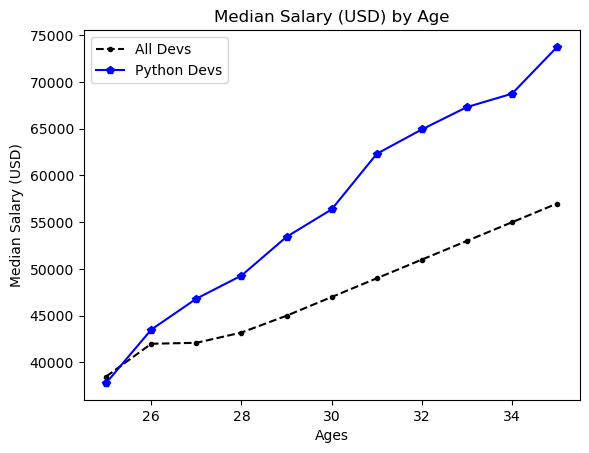
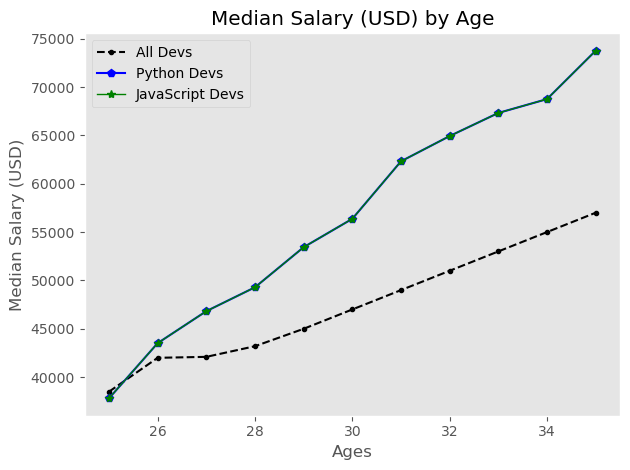
Code edit (unified diff) that turned the first committed figure into the second:
--- before
+++ after
@@ -1,9 +1,13 @@
+plt.style.use("ggplot")
+plt.grid()
 # plt.plot(dev_x,dev_y,"k--", label="All Devs")
 # plt.plot(dev_x,py_dev_y,"b", label="Python Devs") instead of doing like this we can do in an another way
 plt.plot(dev_x,dev_y,color="k", linestyle="--",marker=".", label="All Devs")
 plt.plot(dev_x,py_dev_y,color="b", linestyle="-",marker="p", label="Python Devs")
+plt.plot(dev_x,js_dev_y,color="g", linestyle="-",marker="*", label="JavaScript Devs", linewidth=1)
 plt.title("Median Salary (USD) by Age")
 plt.xlabel("Ages")
 plt.ylabel("Median Salary (USD)")
+plt.tight_layout()
 plt.legend()
 plt.show()

Commit: MatPlotLib/test.ipynb: finished the matplotlib basics